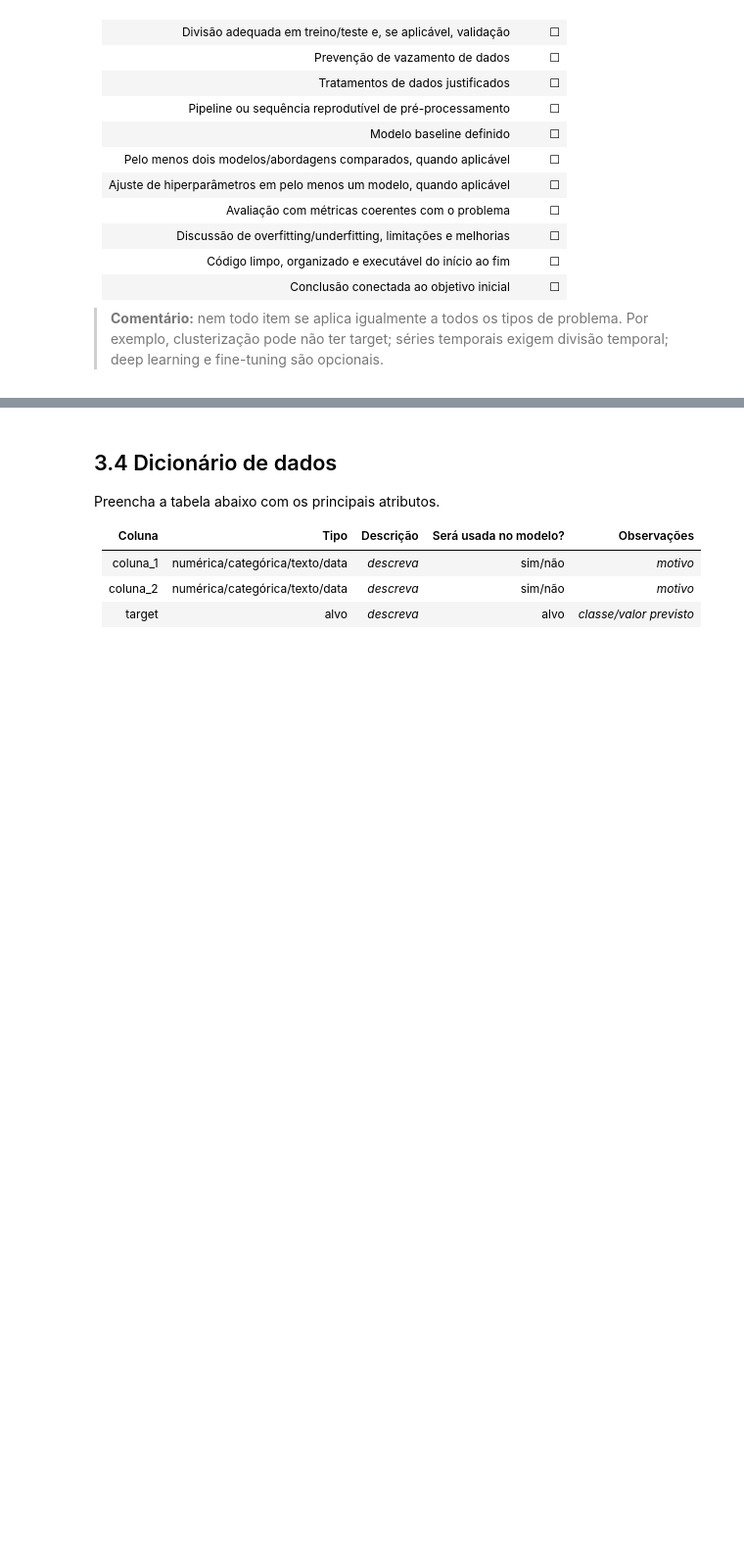
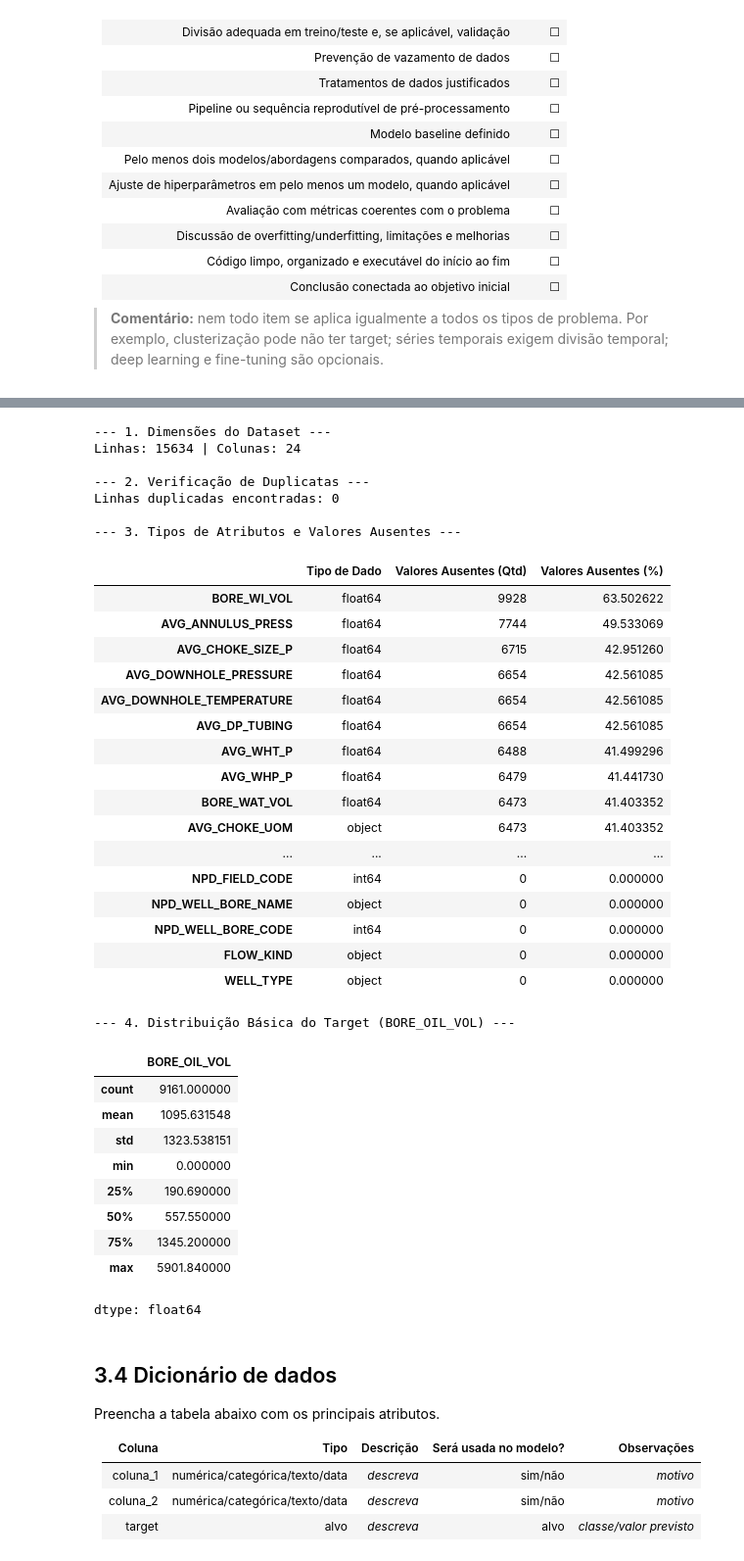
Before and after one commit to andersonportella-collab/MVP_ML_PUCRio, a Jupyter notebook: MVP_ML_Analytics_2026_Anderson G Portella.ipynb, the cells around one changed output, grey strips where cells are left out. Shown at 98% size. Saved outputs shown, nothing was run; the diff lists cells and outputs as text; code cells hidden in the pictures; blank space fills up the shorter version.

```diff
--- a/MVP_ML_Analytics_2026_Anderson G Portella.ipynb
+++ b/MVP_ML_Analytics_2026_Anderson G Portella.ipynb
@@ -316,3 +313,63 @@ display(df.sample(5, random_state=SEED))
+# %%
+# ==============================================================================
+# 3.3 Visão geral do dataset (Código)
+# ==============================================================================
+
+print("--- 1. Dimensões do Dataset ---")
+print(f"Linhas: {df.shape[0]} | Colunas: {df.shape[1]}\n")
+
+print("--- 2. Verificação de Duplicatas ---")
+duplicatas = df.duplicated().sum()
+print(f"Linhas duplicadas encontradas: {duplicatas}\n")
+
+print("--- 3. Tipos de Atributos e Valores Ausentes ---")
+# Criando um DataFrame resumo para visualização limpa
+resumo_df = pd.DataFrame({
+    'Tipo de Dado': df.dtypes,
+    'Valores Ausentes (Qtd)': df.isnull().sum(),
+    'Valores Ausentes (%)': (df.isnull().sum() / len(df)) * 100
+})
+
+display(resumo_df.sort_values(by='Valores Ausentes (%)', ascending=False))
+
+print("\n--- 4. Distribuição Básica do Target (BORE_OIL_VOL) ---")
+display(df['BORE_OIL_VOL'].describe())
+# %% [output]
+--- 1. Dimensões do Dataset ---
+Linhas: 15634 | Colunas: 24
+
+--- 2. Verificação de Duplicatas ---
+Linhas duplicadas encontradas: 0
+
+--- 3. Tipos de Atributos e Valores Ausentes ---
+|  | Tipo de Dado | Valores Ausentes (Qtd) | Valores Ausentes (%) |
+| BORE_WI_VOL | float64 | 9928 | 63.502622 |
+| AVG_ANNULUS_PRESS | float64 | 7744 | 49.533069 |
+| AVG_CHOKE_SIZE_P | float64 | 6715 | 42.951260 |
+| AVG_DOWNHOLE_PRESSURE | float64 | 6654 | 42.561085 |
+| AVG_DOWNHOLE_TEMPERATURE | float64 | 6654 | 42.561085 |
+| AVG_DP_TUBING | float64 | 6654 | 42.561085 |
+| AVG_WHT_P | float64 | 6488 | 41.499296 |
+| AVG_WHP_P | float64 | 6479 | 41.441730 |
+| BORE_WAT_VOL | float64 | 6473 | 41.403352 |
+| AVG_CHOKE_UOM | object | 6473 | 41.403352 |
+| ... | ... | ... | ... |
+| NPD_FIELD_CODE | int64 | 0 | 0.000000 |
+| NPD_WELL_BORE_NAME | object | 0 | 0.000000 |
+| NPD_WELL_BORE_CODE | int64 | 0 | 0.000000 |
+| FLOW_KIND | object | 0 | 0.000000 |
+| WELL_TYPE | object | 0 | 0.000000 |
+--- 4. Distribuição Básica do Target (BORE_OIL_VOL) ---
+|  | BORE_OIL_VOL |
+| count | 9161.000000 |
+| mean | 1095.631548 |
+| std | 1323.538151 |
+| min | 0.000000 |
+| 25% | 190.690000 |
+| 50% | 557.550000 |
+| 75% | 1345.200000 |
+| max | 5901.840000 |
+dtype: float64
 # %% [markdown]
 ## 3.4 Dicionário de dados
 
```
Also changed, not shown: parts of 32 cells of this notebook.
